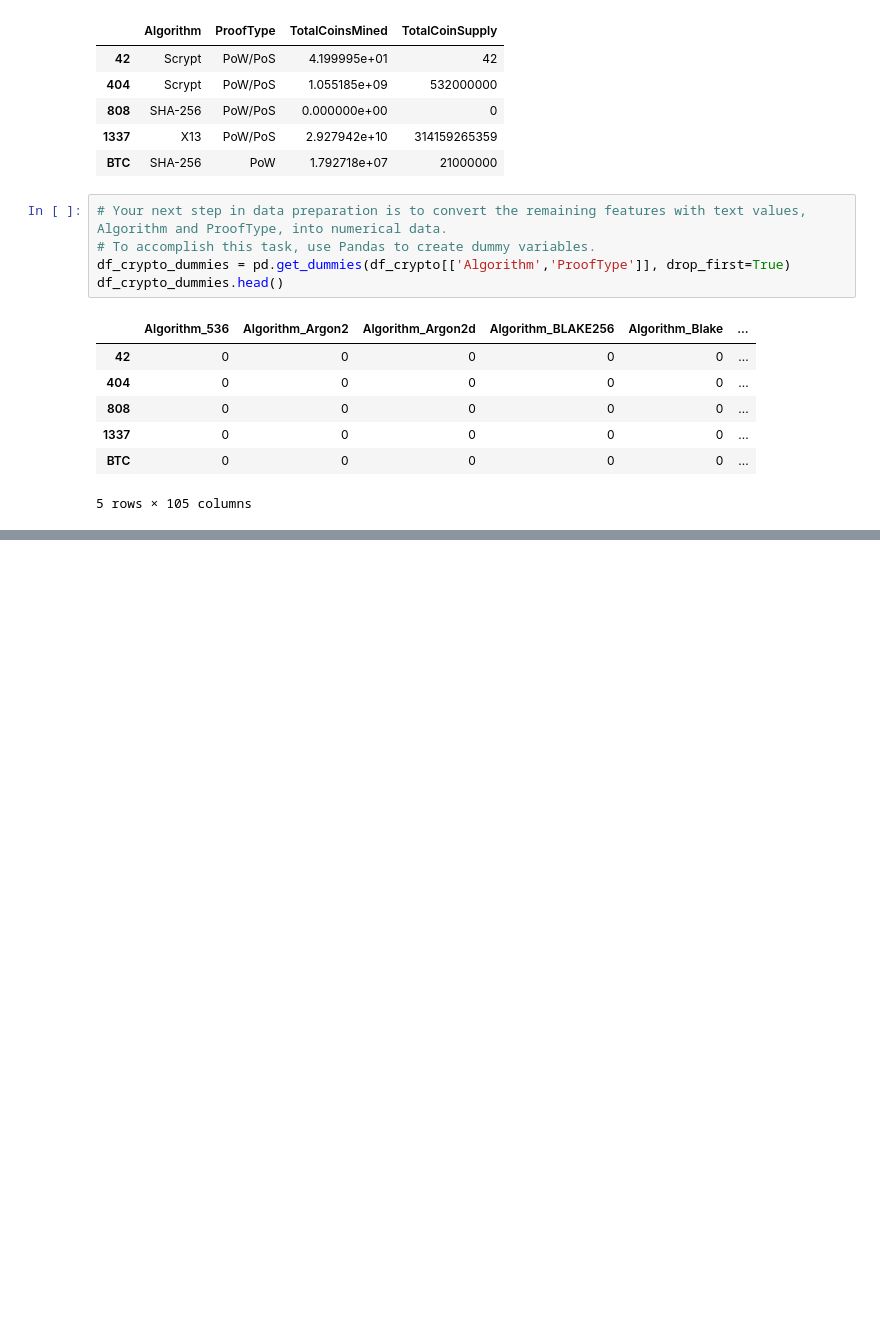
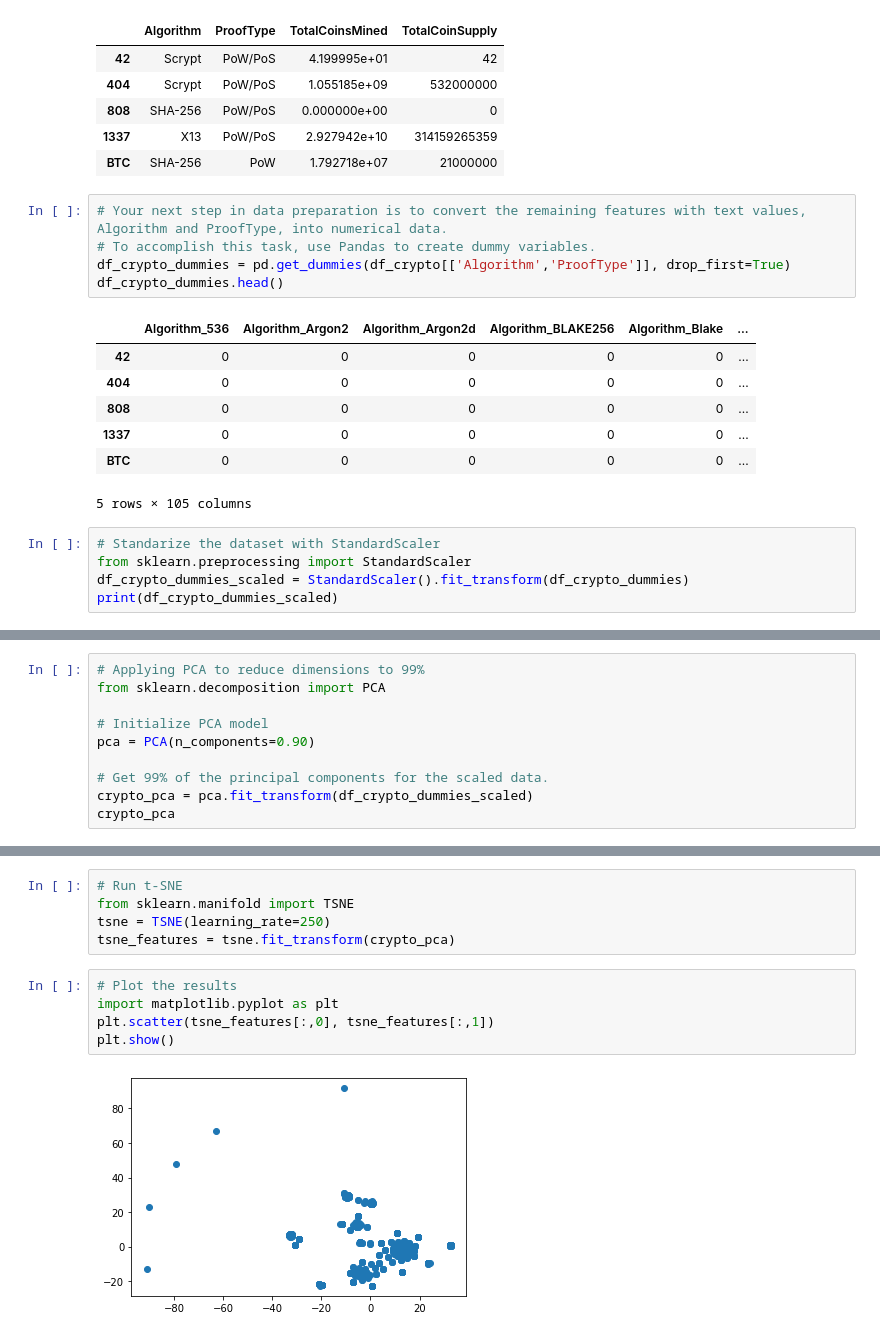
Before and after one commit to MsRubyRaine/Unsupervised_Machine_Learning-Cryptocurrency_Clusters, a Jupyter notebook: Working_Notebook.ipynb, the cells around one changed output, grey strips where cells are left out. Cells and saved outputs as stored; diff of their text form; blank space fills up the shorter version.

```diff
--- a/Working_Notebook.ipynb
+++ b/Working_Notebook.ipynb
@@ -70,3 +70,8 @@ df_crypto_dummies.head()
 | 1337 | 0 | 0 | 0 | 0 | 0 | ... |
 | BTC | 0 | 0 | 0 | 0 | 0 | ... |
 5 rows × 105 columns
+# %%
+# Standarize the dataset with StandardScaler
+from sklearn.preprocessing import StandardScaler
+df_crypto_dummies_scaled = StandardScaler().fit_transform(df_crypto_dummies)
+print(df_crypto_dummies_scaled)
@@ -72,0 +92,10 @@ df_crypto_dummies.head()
+# %%
+# Applying PCA to reduce dimensions to 99%
+from sklearn.decomposition import PCA
+
+# Initialize PCA model
+pca = PCA(n_components=0.90)
+
+# Get 99% of the principal components for the scaled data.
+crypto_pca = pca.fit_transform(df_crypto_dummies_scaled)
+crypto_pca
@@ -72,0 +116,12 @@ df_crypto_dummies.head()
+# %%
+# Run t-SNE
+from sklearn.manifold import TSNE
+tsne = TSNE(learning_rate=250)
+tsne_features = tsne.fit_transform(crypto_pca)
+# %%
+# Plot the results
+import matplotlib.pyplot as plt
+plt.scatter(tsne_features[:,0], tsne_features[:,1])
+plt.show()
+# %% [output]
+[figure, added]
```
Also changed, not shown: parts of 4 cells of this notebook.
